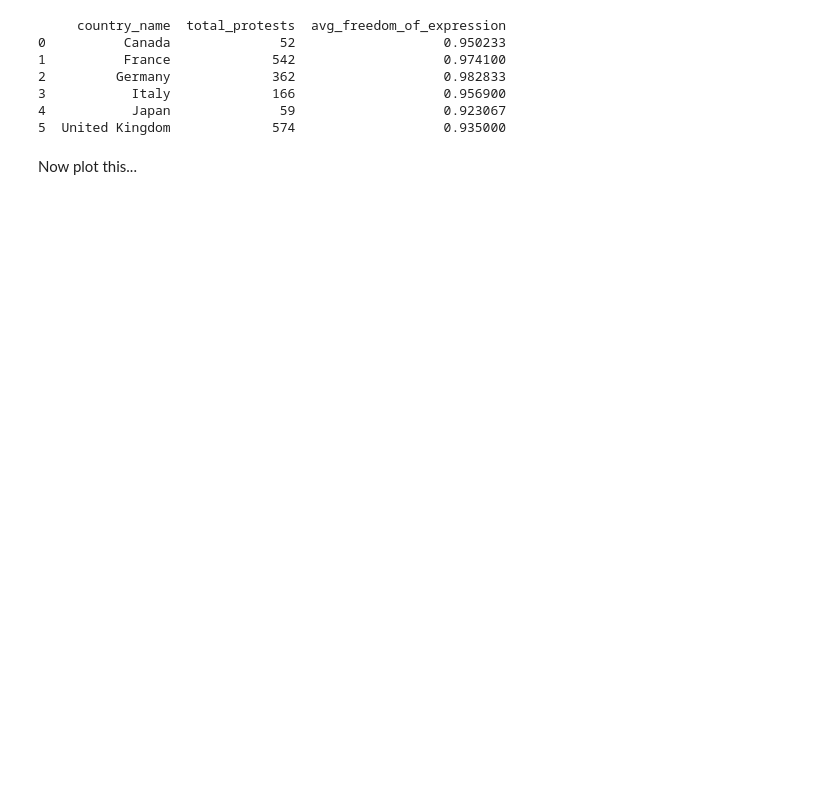
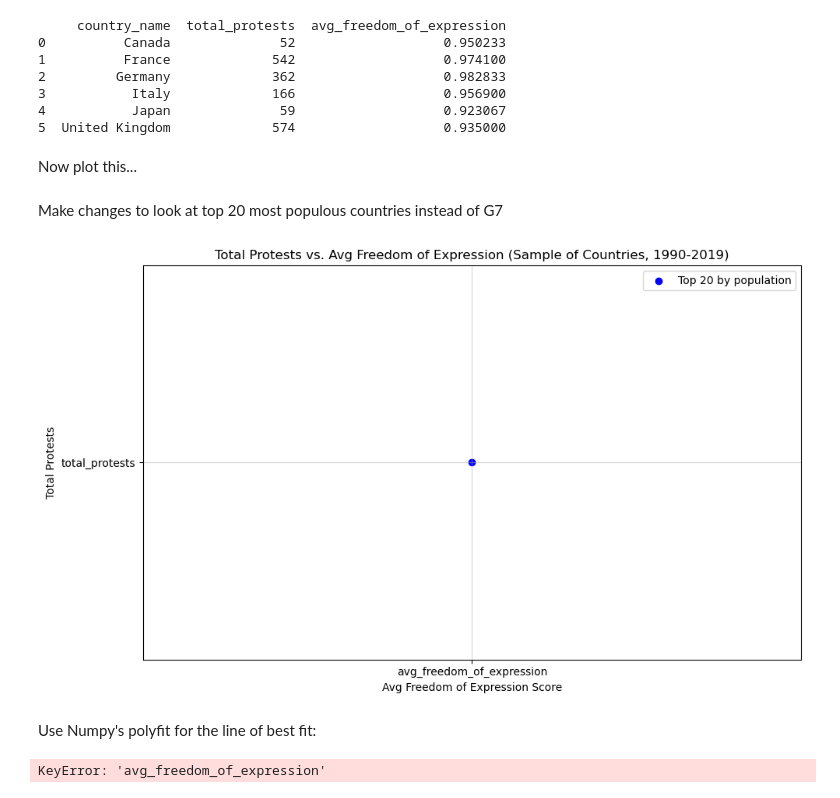
Before and after one commit to MylesHenehan/pfda, a Jupyter notebook: project/project.ipynb, the cells around one changed output. Saved outputs shown, nothing was run; the diff lists cells and outputs as text; code cells hidden in the pictures; blank space fills up the shorter version.

Commit message:
attempting to plot total protests vs freedom of expression

```diff
--- a/project/project.ipynb
+++ b/project/project.ipynb
@@ -461,3 +461,76 @@ print(combined_g7)
 5  United Kingdom             574                   0.935000
 # %% [markdown]
 Now plot this...
+# %% [markdown]
+Make changes to look at top 20 most populous countries instead of G7
+# %%
+plt.figure(figsize=(10, 6))
+
+# Scatter plot
+plt.scatter(
+    x='avg_freedom_of_expression',
+    y='total_protests',  # Size of points
+    color='blue',
+    data=combined_toptwenty,
+    label='Top 20 by population'
+)
+
+# Add country names as labels
+for i, row in combined_toptwenty.iterrows():
+    plt.text(
+        row['avg_freedom_of_expression'],
+        row['total_protests'],
+        row['country_text_id'],
+        fontsize=9,
+        ha='right'
+    )
+
+# Titles and labels
+plt.title('Total Protests vs. Avg Freedom of Expression (Sample of Countries, 1990-2019)')
+plt.xlabel('Avg Freedom of Expression Score')
+plt.ylabel('Total Protests')
+plt.grid(alpha=0.5)
+plt.legend()
+plt.tight_layout()
+plt.show()
+# %% [output]
+[figure, added]
+# %% [markdown]
+Use Numpy's polyfit for the line of best fit:
+# %%
+# Extract x and y values from combined_toptwenty
+x = combined_toptwenty['avg_freedom_of_expression']
+y = combined_toptwenty['total_protests']
+
+# Fit a linear regression line using NumPy's polyfit
+coefficients = np.polyfit(x, y, 1)  # Degree 1 for a straight line
+line = np.poly1d(coefficients)
+
+# Generate y values for the line of best fit
+x_line = np.linspace(x.min(), x.max(), 100)
+y_line = line(x_line)
+
+# Plot the scatter plot and the line of best fit
+plt.figure(figsize=(12, 8))
+plt.scatter(x, y, color='blue', label='Data Points', s=50, alpha=0.7)
+plt.plot(x_line, y_line, color='red', linestyle='--', label=f'Best Fit: y = {coefficients[0]:.2f}x + {coefficients[1]:.2f}')
+
+# Add country names as labels on the scatter plot
+for i, row in combined_toptwenty.iterrows():
+    plt.text(row['avg_freedom_of_expression'], row['total_protests'], row['country_name'], fontsize=8, ha='right', alpha=0.7)
+
+# Titles, labels, and legend
+plt.title('Total Protests vs. Avg Freedom of Expression (Top 20 Countries, 1990-2019)', fontsize=14)
+plt.xlabel('Avg Freedom of Expression Score', fontsize=12)
+plt.ylabel('Total Protests', fontsize=12)
+plt.legend()
+plt.grid(alpha=0.5)
+plt.tight_layout()
+
+# Show the plot
+plt.show()
+
+corr = x.corr(y)
+print(f"Pearson correlation coefficient: {corr}")
+# %% [output]
+KeyError: 'avg_freedom_of_expression'
```
Also changed, not shown: parts of 1 cell of this notebook, 1 other file.
